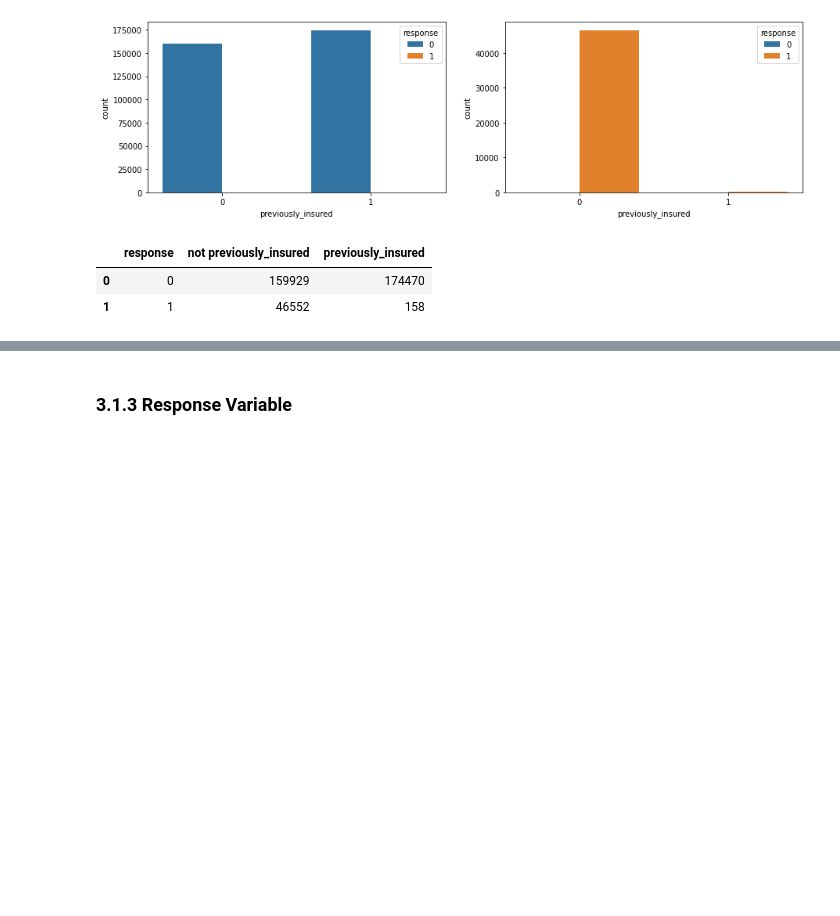
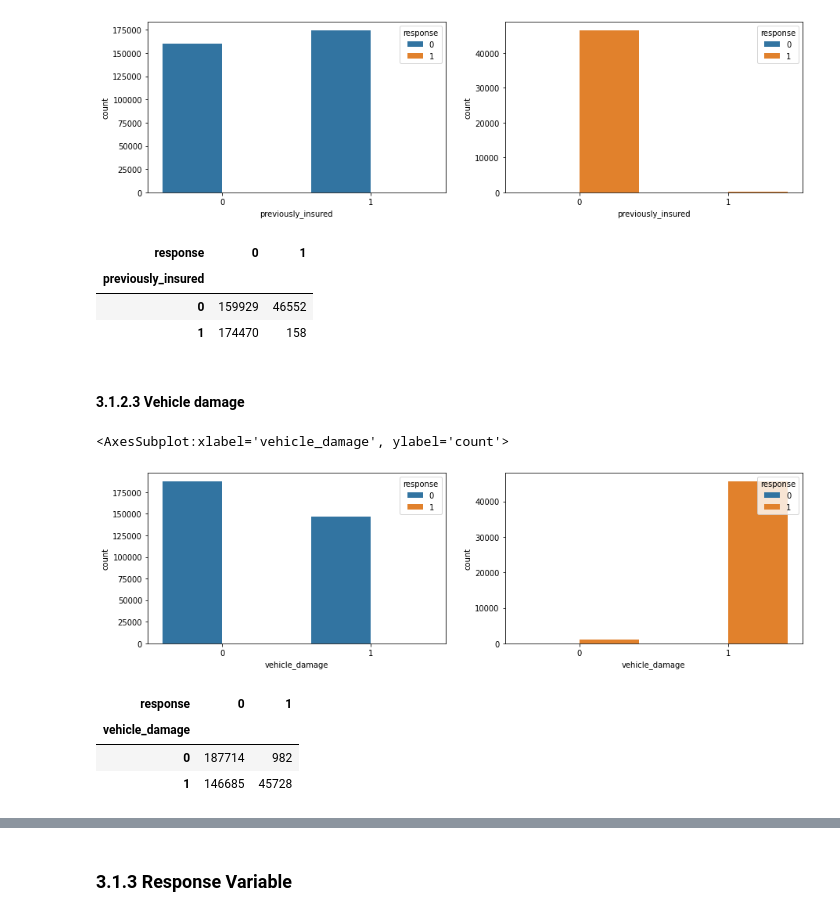
Before and after one commit to LessioGuilherme/pa004_health_insurance_cross_sell, a Jupyter notebook: pa004_health_insurance_cross_sell_sprint03.ipynb, the cells around one changed output, grey strips where cells are left out. Drawn from its saved outputs; the diff is of its cells as text; code cells hidden in the pictures; blank space fills up the shorter version.

```diff
--- a/pa004_health_insurance_cross_sell_sprint03.ipynb
+++ b/pa004_health_insurance_cross_sell_sprint03.ipynb
@@ -607,14 +603,26 @@ sns.countplot(df3[df3['response']==1]['previously_insured'], hue=df3['response']
 # %% [output]
 <AxesSubplot:xlabel='previously_insured', ylabel='count'>
 [figure]
-# %%
-aux7=df3[['previously_insured','response']].groupby('response').count().reset_index()
-aux8=df3[['previously_insured','response']].groupby('response').sum().reset_index()
-aux7 = aux7.merge(aux8, on='response', how='inner')
-aux7['previously_insured_x'] = aux7['previously_insured_x'] - aux7['previously_insured_y']
-aux7.columns = ['response', 'not previously_insured','previously_insured']
-aux7
-# %% [output]
-|  | response | not previously_insured | previously_insured |
-| 0 | 0 | 159929 | 174470 |
-| 1 | 1 | 46552 | 158 |
+# %%
+pd.crosstab(df3['previously_insured'], df3['response'])
+# %% [output]
+| response | 0 | 1 |
+| previously_insured |  |  |
+| 0 | 159929 | 46552 |
+| 1 | 174470 | 158 |
+# %% [markdown]
+#### 3.1.2.3 Vehicle damage
+# %%
+fig, axs = plt.subplots(ncols= 2, figsize = (15,4))
+sns.countplot(df3[df3['response']==0]['vehicle_damage'], hue=df3['response'], ax=axs[0])
+sns.countplot(df3[df3['response']==1]['vehicle_damage'], hue=df3['response'], ax=axs[1])
+# %% [output]
+<AxesSubplot:xlabel='vehicle_damage', ylabel='count'>
+[figure, added]
+# %%
+pd.crosstab(df3['vehicle_damage'], df3['response'])
+# %% [output]
+| response | 0 | 1 |
+| vehicle_damage |  |  |
+| 0 | 187714 | 982 |
+| 1 | 146685 | 45728 |
```
Also changed, not shown: parts of 6 cells of this notebook.
